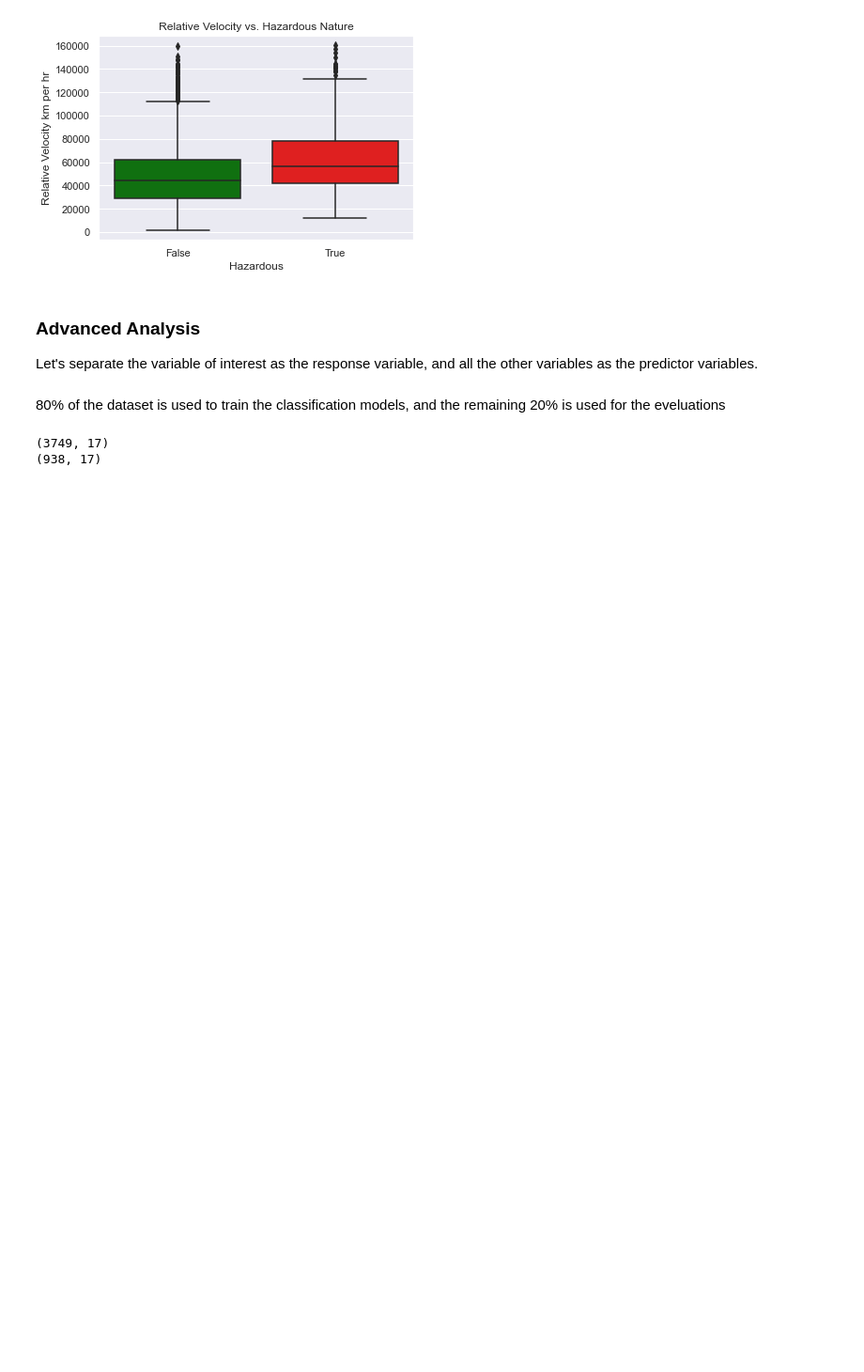
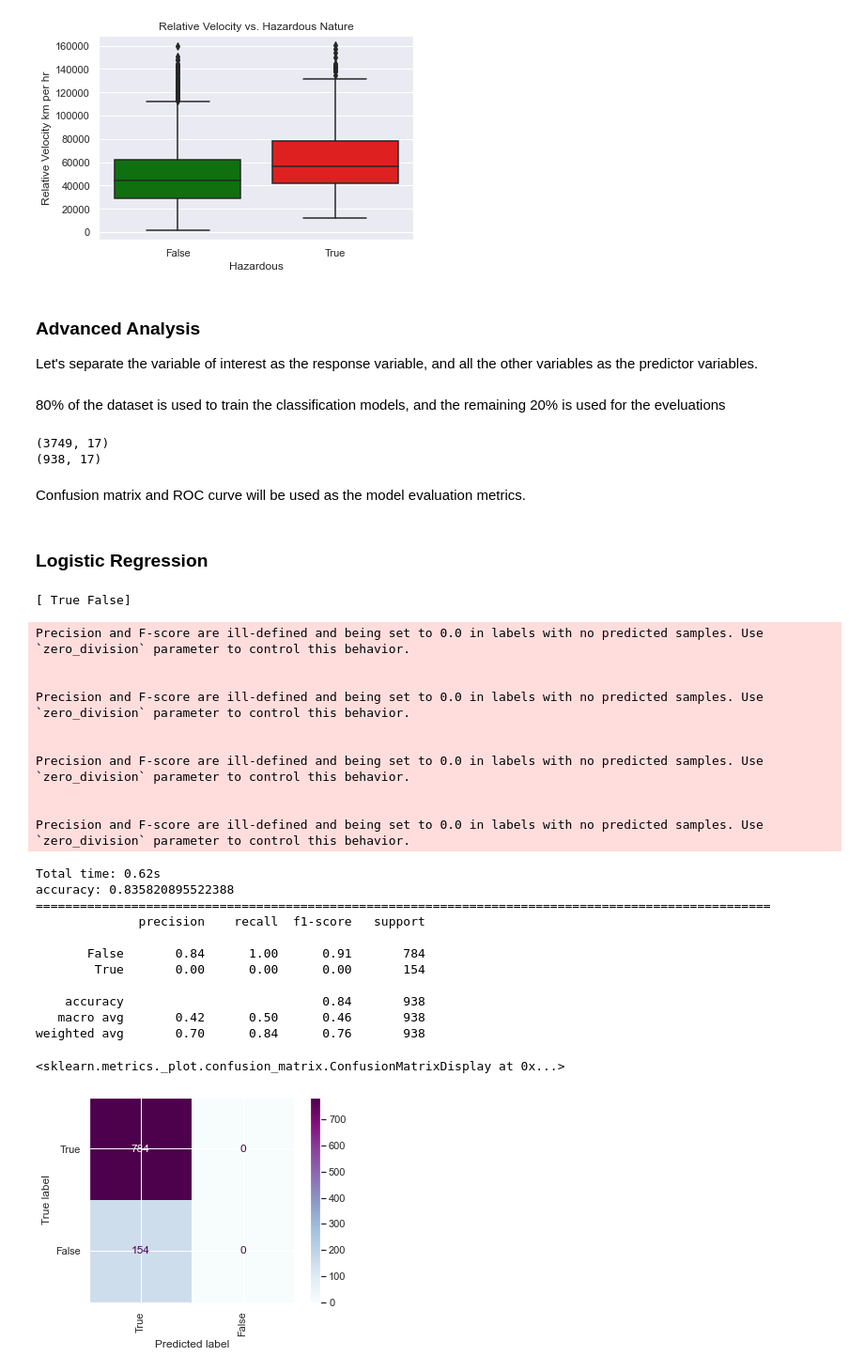
Before and after one commit to joann-balraj/Asteroids-Predicting_Hazardous_or_Not, a Jupyter notebook: Workbook.ipynb, the cells around one changed output. Shown at 94% size. Saved outputs shown, nothing was run; the diff lists cells and outputs as text; code cells hidden in the pictures; blank space fills up the shorter version.

Commit message:
modeling updates

```diff
--- a/Workbook.ipynb
+++ b/Workbook.ipynb
@@ -384,3 +384,5 @@ print(test_x.shape)
 # %% [output]
 (3749, 17)
 (938, 17)
+# %% [markdown]
+Confusion matrix and ROC curve will be used as the model evaluation metrics.
@@ -386,0 +403,58 @@ print(test_x.shape)
+# %%
+# define a function to train and test the models
+def train_test_model(model, train_x, test_x, train_y, test_y,labels):
+    '''
+    Train and test the model using the training and test data sets.
+    Return the predictions, accuracy and metric reports.
+    '''
+    model.fit(train_x, train_y)
+    predictions = model.predict(test_x)
+    accuracy = model.score(test_x, test_y)
+    metrics_report = classification_report(test_y, predictions)
+    precision, recall, fscore, train_support = score(test_y, predictions, average='weighted')
+    return predictions, accuracy, metrics_report, (precision, recall, fscore)
+# %% [markdown]
+### Logistic Regression
+# %%
+# get the hazardous labels
+labels = df.Hazardous.unique()
+print(labels)
+# %% [output]
+[ True False]
+# %%
+# define the model
+log_model = LogisticRegression(penalty='l2', max_iter=500)
+
+# fit & predict
+st_time = time.time()
+predictions, accuracy, metrics_report, log_prf = train_test_model(log_model, train_x, test_x, train_y, test_y, labels)
+en_time = time.time()
+print('Total time: {:.2f}s'.format(en_time-st_time))
+print('accuracy: {}'.format(accuracy))
+print('='*100)
+print(metrics_report)
+plot_confusion_matrix(log_model, test_x, test_y, display_labels=labels, xticks_rotation='vertical', cmap="BuPu")
+# %% [output]
+Precision and F-score are ill-defined and being set to 0.0 in labels with no predicted samples. Use `zero_division` parameter to control this behavior.
+
+
+Precision and F-score are ill-defined and being set to 0.0 in labels with no predicted samples. Use `zero_division` parameter to control this behavior.
+
+
+Precision and F-score are ill-defined and being set to 0.0 in labels with no predicted samples. Use `zero_division` parameter to control this behavior.
+
+
+Precision and F-score are ill-defined and being set to 0.0 in labels with no predicted samples. Use `zero_division` parameter to control this behavior.
+Total time: 0.62s
+accuracy: 0.835820895522388
+====================================================================================================
+              precision    recall  f1-score   support
+
+       False       0.84      1.00      0.91       784
+        True       0.00      0.00      0.00       154
+
+    accuracy                           0.84       938
+   macro avg       0.42      0.50      0.46       938
+weighted avg       0.70      0.84      0.76       938
+<sklearn.metrics._plot.confusion_matrix.ConfusionMatrixDisplay at 0x...>
+[figure, added]
```
Also changed, not shown: parts of 1 cell of this notebook.
